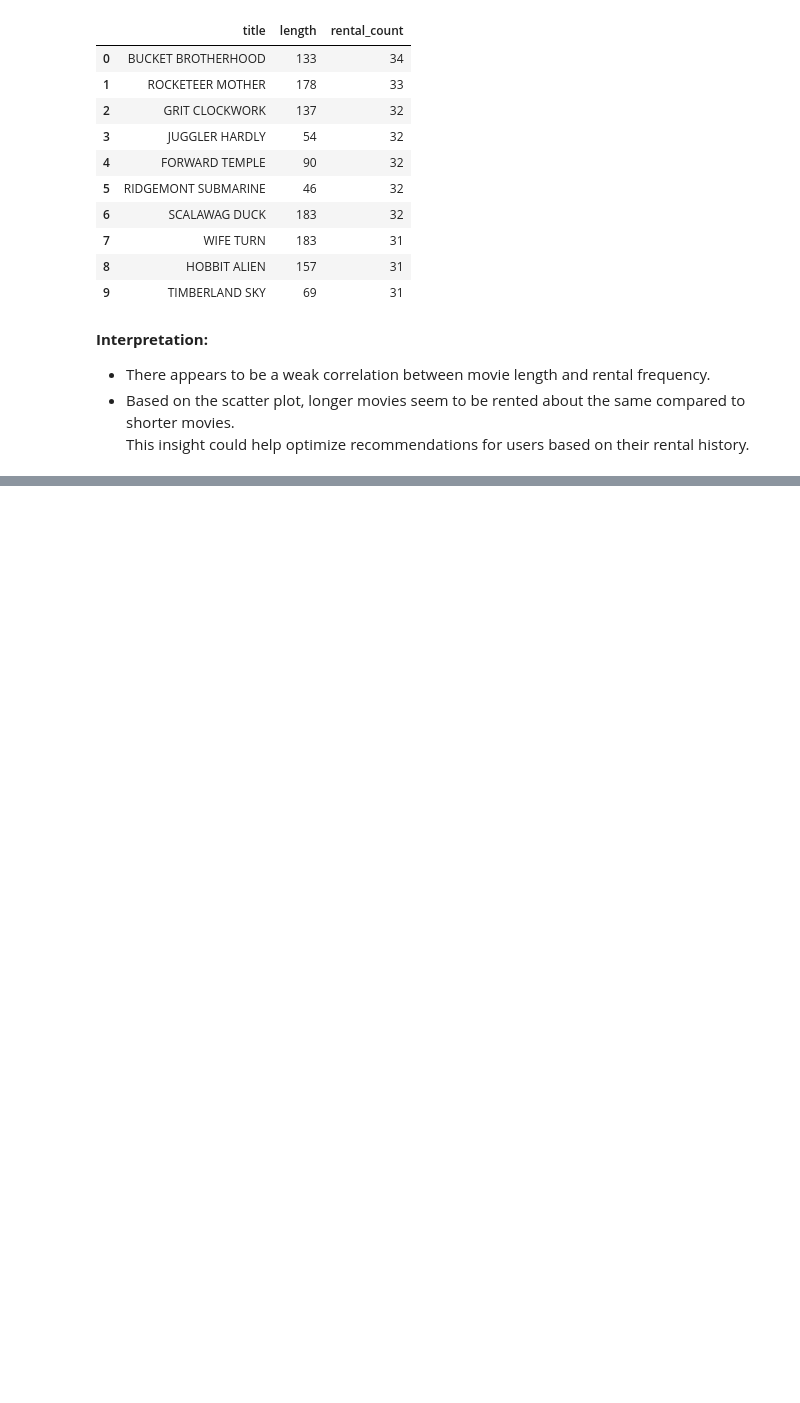
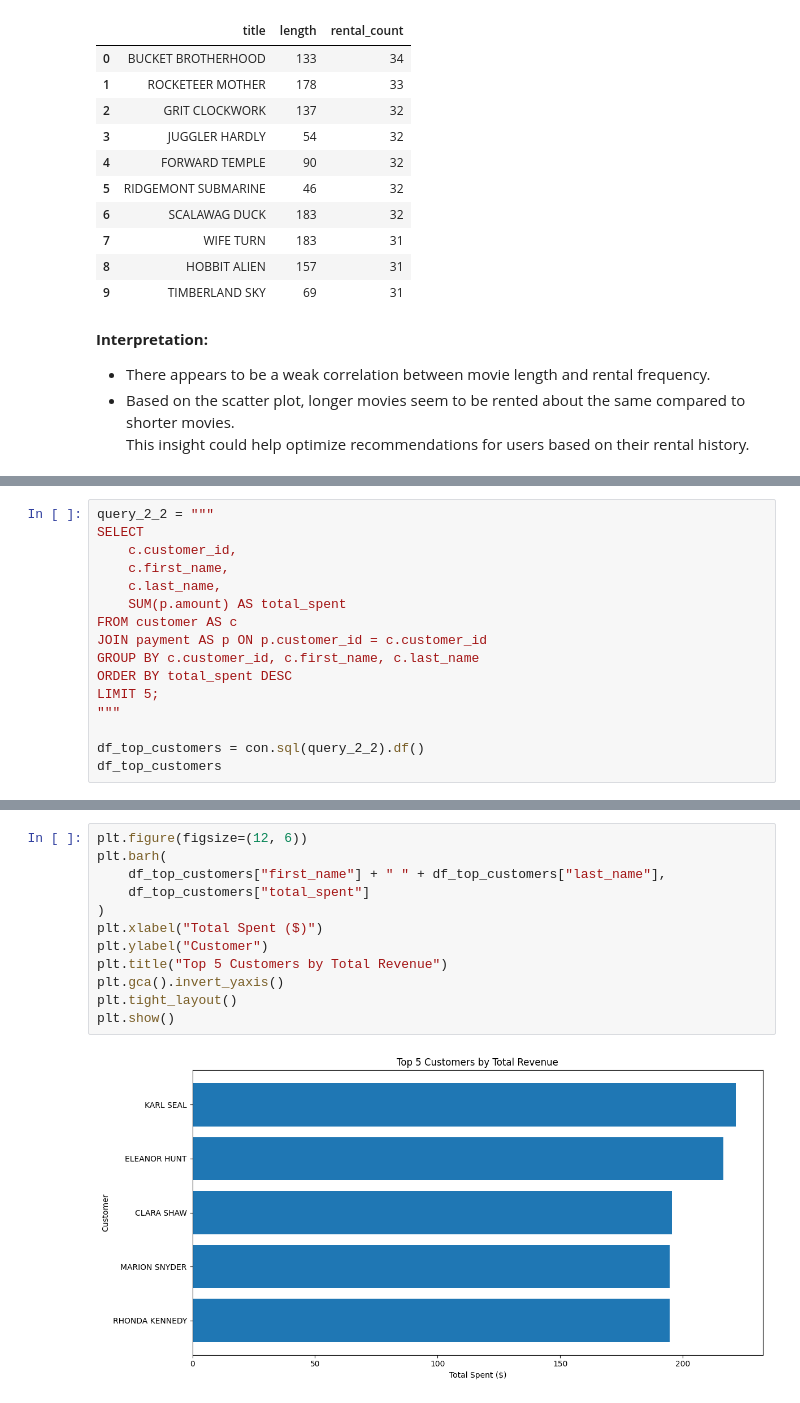
Before and after one commit to BigLurch/duckdb_sakila_handler, a Jupyter notebook: notebooks/eda_sakila.ipynb, the cells around one changed output, grey strips where cells are left out. Drawn from its saved outputs; the diff is of its cells as text; blank space fills up the shorter version.

```diff
--- a/notebooks/eda_sakila.ipynb
+++ b/notebooks/eda_sakila.ipynb
@@ -380,0 +455,16 @@ This insight could help optimize recommendations for users based on their rental
+# %%
+query_2_2 = """
+SELECT
+    c.customer_id,
+    c.first_name,
+    c.last_name,
+    SUM(p.amount) AS total_spent
+FROM customer AS c
+JOIN payment AS p ON p.customer_id = c.customer_id
+GROUP BY c.customer_id, c.first_name, c.last_name
+ORDER BY total_spent DESC
+LIMIT 5;
+"""
+
+df_top_customers = con.sql(query_2_2).df()
+df_top_customers
@@ -380,0 +478,14 @@ This insight could help optimize recommendations for users based on their rental
+# %%
+plt.figure(figsize=(12, 6))
+plt.barh(
+    df_top_customers["first_name"] + " " + df_top_customers["last_name"],
+    df_top_customers["total_spent"]
+)
+plt.xlabel("Total Spent ($)")
+plt.ylabel("Customer")
+plt.title("Top 5 Customers by Total Revenue")
+plt.gca().invert_yaxis()
+plt.tight_layout()
+plt.show()
+# %% [output]
+[figure, added]
```
Also changed, not shown: parts of 6 cells of this notebook.
